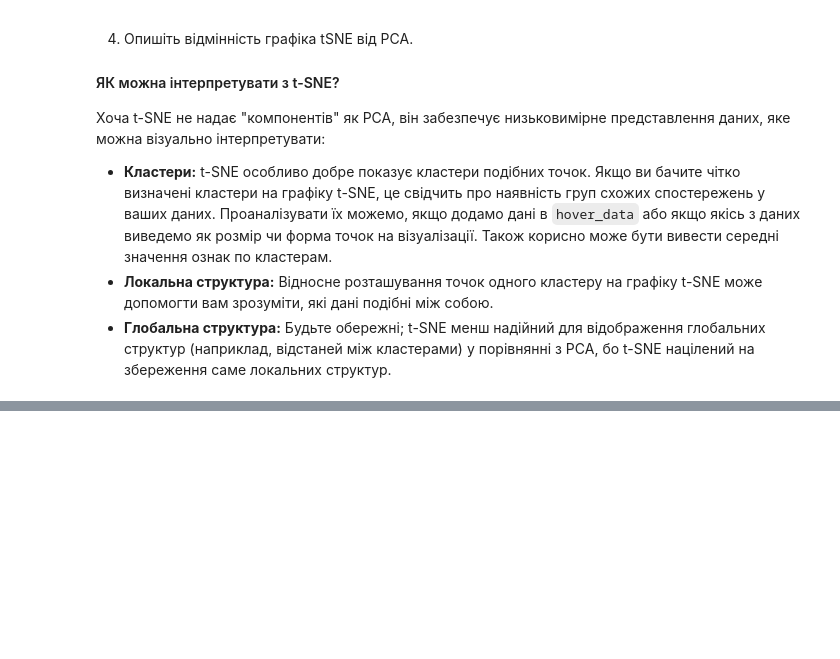
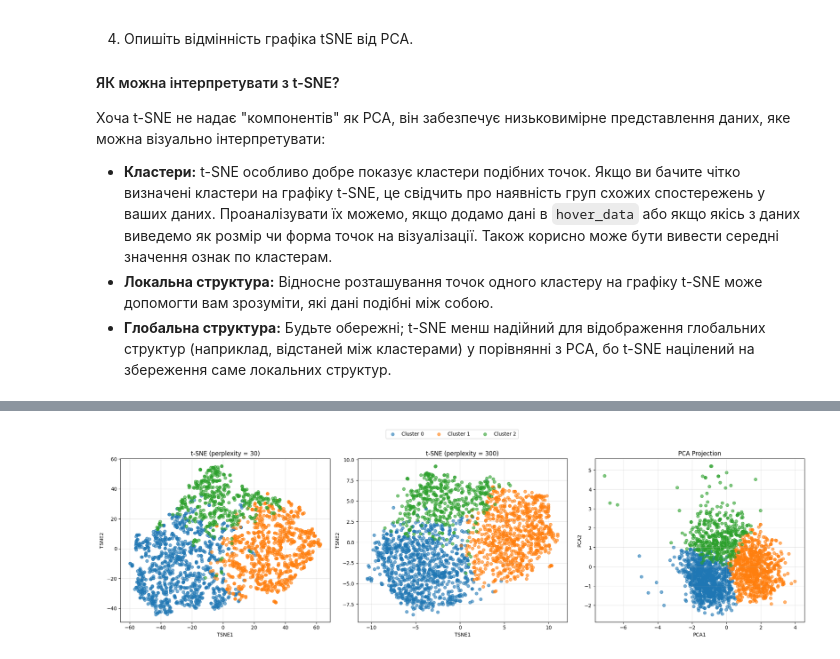
Before and after one commit to Maxstef/data-loves-ml-for-people-course, a Jupyter notebook: notebooks/3_2_dimensionality_reduction/HW_Методи_пониження_розмірності.ipynb, the cells around one changed output, grey strips where cells are left out. Drawn from its saved outputs; the diff is of its cells as text; code cells hidden in the pictures; blank space fills up the shorter version.

Commit message:
HW dimensionality reduction finalization - t-SNE vs. PCA and interactive plots

```diff
--- a/notebooks/3_2_dimensionality_reduction/HW_Методи_пониження_розмірності.ipynb
+++ b/notebooks/3_2_dimensionality_reduction/HW_Методи_пониження_розмірності.ipynb
@@ -517,3 +517,8 @@ plot_pca_loadings(pca, X_scaled_no_income) # .drop(['Cluster'], axis=1)
 - **Кластери:** t-SNE особливо добре показує кластери подібних точок. Якщо ви бачите чітко визначені кластери на графіку t-SNE, це свідчить про наявність груп схожих спостережень у ваших даних. Проаналізувати їх можемо, якщо додамо дані в `hover_data` або якщо якісь з даних виведемо як розмір чи форма точок на візуалізації. Також корисно може бути вивести середні значення ознак по кластерам.
 - **Локальна структура:** Відносне розташування точок одного кластеру на графіку t-SNE може допомогти вам зрозуміти, які дані подібні між собою.
 - **Глобальна структура:** Будьте обережні; t-SNE менш надійний для відображення глобальних структур (наприклад, відстаней між кластерами) у порівнянні з PCA, бо t-SNE націлений на збереження саме локальних структур.
+# %%
+# build 2d PCA to compare
+pca_2d = PCA(n_components=2, random_state=0)
+pca_2d_data = pca_2d.fit_transform(X_scaled.drop(['Cluster'], axis=1))
+pca_2d_data.shape
@@ -519,0 +539,86 @@ plot_pca_loadings(pca, X_scaled_no_income) # .drop(['Cluster'], axis=1)
+# %%
+# t-SNE perplexity=30
+tsne_30_df = pd.DataFrame(tsne_30_data, columns=["TSNE1", "TSNE2"])
+tsne_30_df["Cluster"] = X_scaled["Cluster"].values
+tsne_30_df["Method"] = "t-SNE"
+
+# t-SNE perplexity=300
+tsne_300_df = pd.DataFrame(tsne_300_data, columns=["TSNE1", "TSNE2"])
+tsne_300_df["Cluster"] = X_scaled["Cluster"].values
+tsne_300_df["Method"] = "t-SNE"
+
+# PCA
+pca_df = pd.DataFrame(pca_2d_data, columns=["PCA1", "PCA2"])
+pca_df["Cluster"] = X_scaled["Cluster"].values
+pca_df["Method"] = "PCA"
+# %%
+# First static plots with matplotlib
+import matplotlib.pyplot as plt
+import numpy as np
+import matplotlib as mpl
+
+# Unique clusters and consistent colors
+clusters = np.sort(X_scaled["Cluster"].unique())
+cmap = mpl.colormaps.get_cmap("tab10")
+
+fig, axes = plt.subplots(1, 3, figsize=(20, 6))
+
+# ---------- t-SNE perplexity 30 ----------
+for i, cluster in enumerate(clusters):
+    subset = tsne_30_df[tsne_30_df["Cluster"] == cluster]
+    axes[0].scatter(
+        subset["TSNE1"],
+        subset["TSNE2"],
+        color=cmap(i),
+        label=f"Cluster {cluster}",
+        alpha=0.6
+    )
+
+axes[0].set_title("t-SNE (perplexity = 30)")
+axes[0].set_xlabel("TSNE1")
+axes[0].set_ylabel("TSNE2")
+axes[0].grid(alpha=0.3)
+
+
+# ---------- t-SNE perplexity 300 ----------
+for i, cluster in enumerate(clusters):
+    subset = tsne_300_df[tsne_300_df["Cluster"] == cluster]
+    axes[1].scatter(
+        subset["TSNE1"],
+        subset["TSNE2"],
+        color=cmap(i),
+        label=f"Cluster {cluster}",
+        alpha=0.6
+    )
+
+axes[1].set_title("t-SNE (perplexity = 300)")
+axes[1].set_xlabel("TSNE1")
+axes[1].set_ylabel("TSNE2")
+axes[1].grid(alpha=0.3)
+
+
+# ---------- PCA ----------
+for i, cluster in enumerate(clusters):
+    subset = pca_df[pca_df["Cluster"] == cluster]
+    axes[2].scatter(
+        subset["PCA1"],
+        subset["PCA2"],
+        color=cmap(i),
+        label=f"Cluster {cluster}",
+        alpha=0.6
+    )
+
+axes[2].set_title("PCA Projection")
+axes[2].set_xlabel("PCA1")
+axes[2].set_ylabel("PCA2")
+axes[2].grid(alpha=0.3)
+
+
+# Shared legend on top
+handles, labels = axes[0].get_legend_handles_labels()
+fig.legend(handles, labels, loc="upper center", ncol=len(clusters))
+
+plt.tight_layout(rect=[0, 0, 1, 0.92])
+plt.show()
+# %% [output]
+[figure, added]
```
Also changed, not shown: parts of 7 cells of this notebook.
